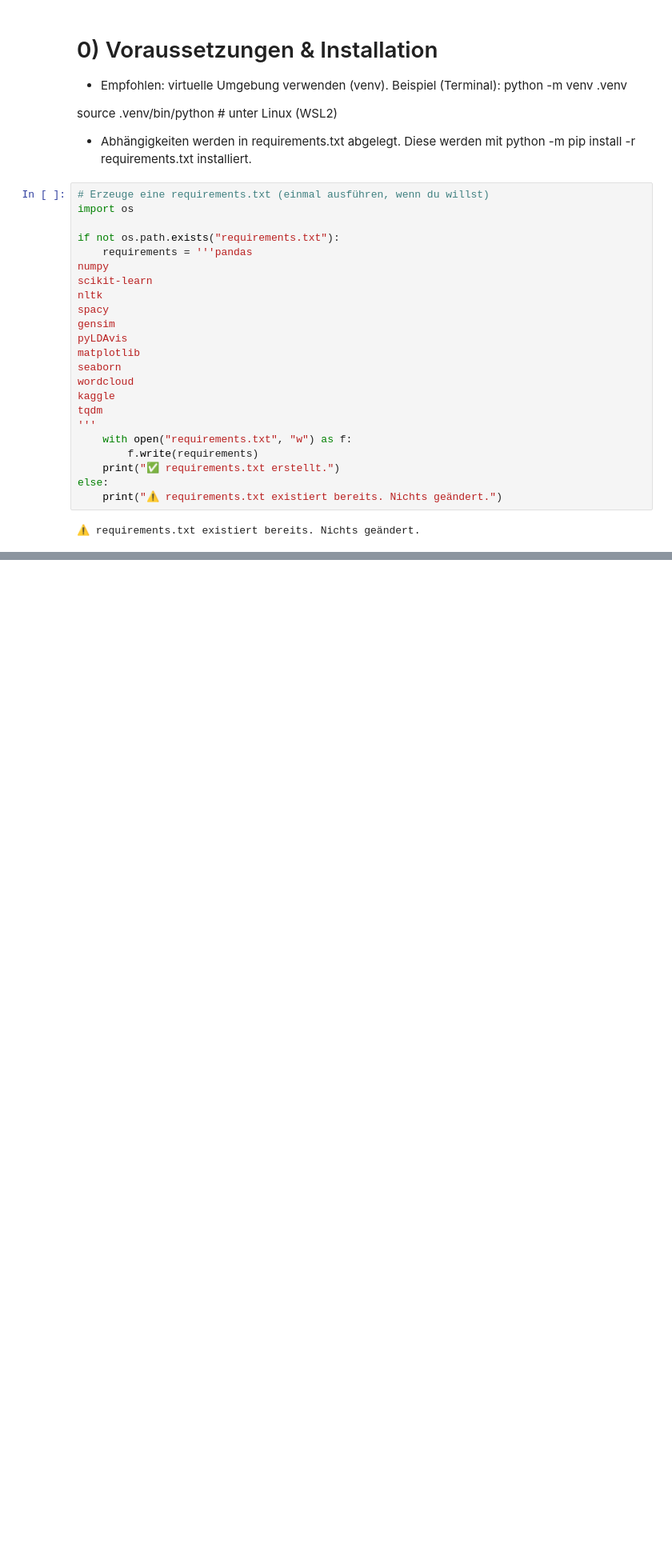
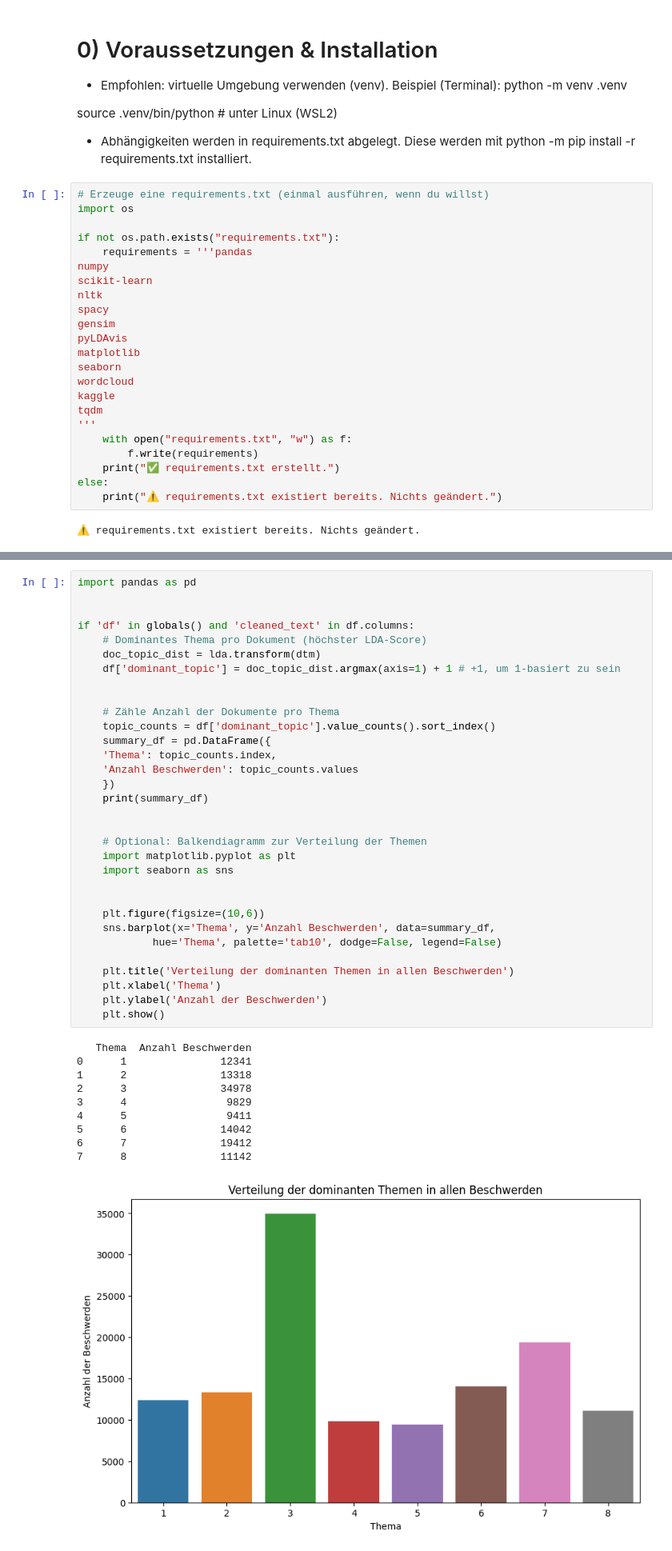
Before and after one commit to StGDev25/cfpb-nlp-analysis, a Jupyter notebook: DLBDSEDA02_D.ipynb, the cells around one changed output, grey strips where cells are left out. Shown at 80% size. Saved outputs shown, nothing was run; the diff lists cells and outputs as text; blank space fills up the shorter version.

```diff
--- a/DLBDSEDA02_D.ipynb
+++ b/DLBDSEDA02_D.ipynb
@@ -47,0 +395,43 @@ else:
+# %%
+import pandas as pd
+
+
+if 'df' in globals() and 'cleaned_text' in df.columns:
+    # Dominantes Thema pro Dokument (höchster LDA-Score)
+    doc_topic_dist = lda.transform(dtm)
+    df['dominant_topic'] = doc_topic_dist.argmax(axis=1) + 1 # +1, um 1-basiert zu sein
+
+
+    # Zähle Anzahl der Dokumente pro Thema
+    topic_counts = df['dominant_topic'].value_counts().sort_index()
+    summary_df = pd.DataFrame({
+    'Thema': topic_counts.index,
+    'Anzahl Beschwerden': topic_counts.values
+    })
+    print(summary_df)
+
+
+    # Optional: Balkendiagramm zur Verteilung der Themen
+    import matplotlib.pyplot as plt
+    import seaborn as sns
+
+
+    plt.figure(figsize=(10,6))
+    sns.barplot(x='Thema', y='Anzahl Beschwerden', data=summary_df,
+            hue='Thema', palette='tab10', dodge=False, legend=False)
+
+    plt.title('Verteilung der dominanten Themen in allen Beschwerden')
+    plt.xlabel('Thema')
+    plt.ylabel('Anzahl der Beschwerden')
+    plt.show()
+# %% [output]
+   Thema  Anzahl Beschwerden
+0      1               12341
+1      2               13318
+2      3               34978
+3      4                9829
+4      5                9411
+5      6               14042
+6      7               19412
+7      8               11142
+[figure, added]
```
Also changed, not shown: parts of 20 cells of this notebook.
